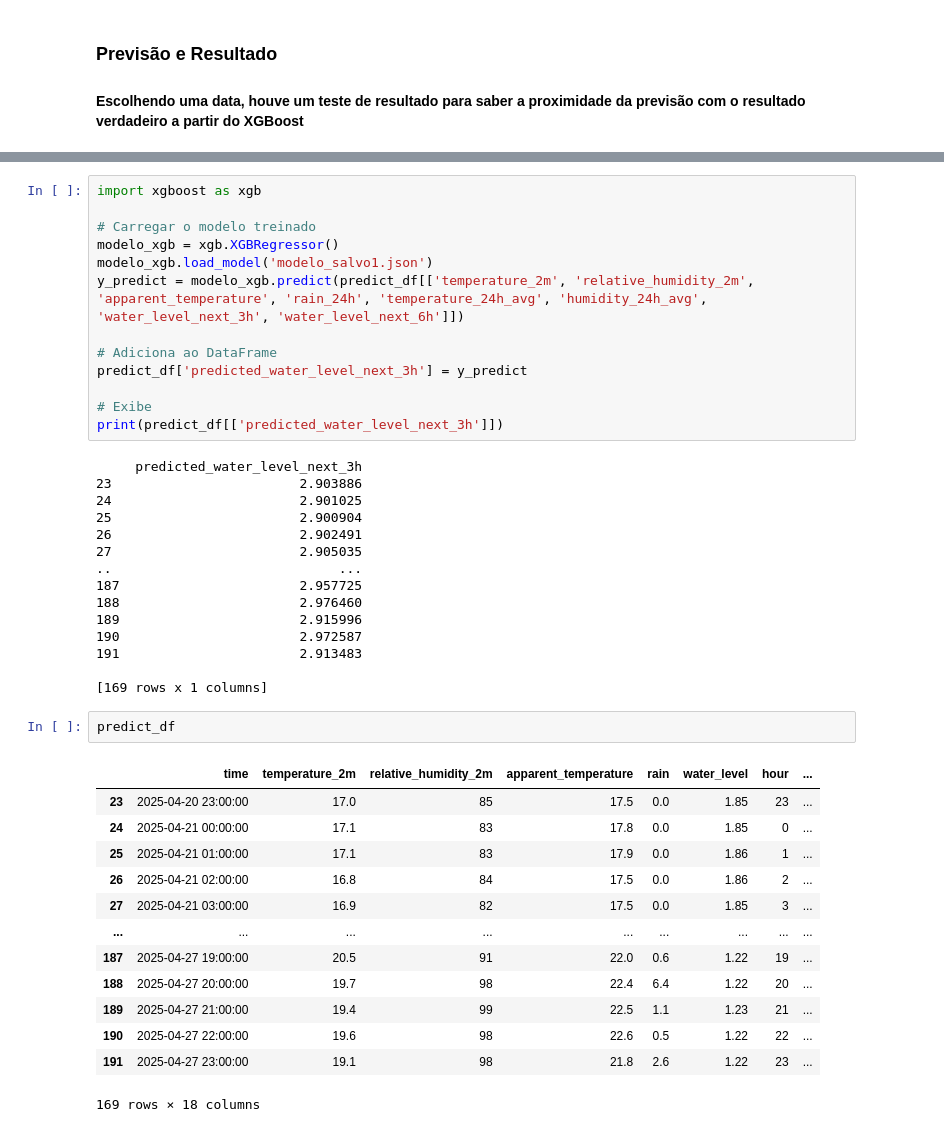
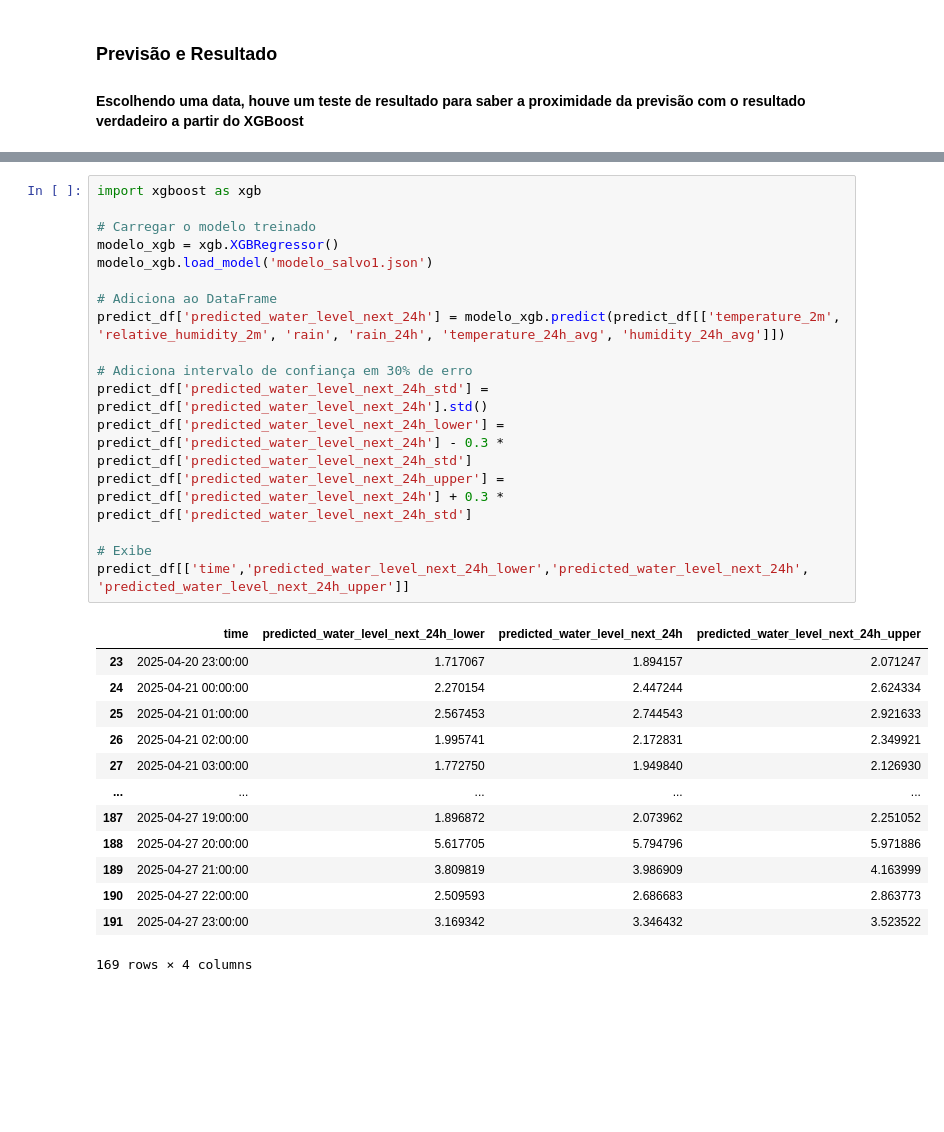
Before and after one commit to Migz2/Enchentes, a Jupyter notebook: notebooks/main.ipynb, the cells around one changed output, grey strips where cells are left out. Drawn from its saved outputs; the diff is of its cells as text; blank space fills up the shorter version.

```diff
--- a/notebooks/main.ipynb
+++ b/notebooks/main.ipynb
@@ -427,47 +440,34 @@ predict_df = generate(
 # %%
 import xgboost as xgb
 
 # Carregar o modelo treinado
 modelo_xgb = xgb.XGBRegressor()
 modelo_xgb.load_model('modelo_salvo1.json')
-y_predict = modelo_xgb.predict(predict_df[['temperature_2m', 'relative_humidity_2m', 'apparent_temperature', 'rain_24h', 'temperature_24h_avg', 'humidity_24h_avg', 'water_level_next_3h', 'water_level_next_6h']])
 
 # Adiciona ao DataFrame
-predict_df['predicted_water_level_next_3h'] = y_predict
+predict_df['predicted_water_level_next_24h'] = modelo_xgb.predict(predict_df[['temperature_2m', 'relative_humidity_2m', 'rain', 'rain_24h', 'temperature_24h_avg', 'humidity_24h_avg']])
+
+# Adiciona intervalo de confiança em 30% de erro
+predict_df['predicted_water_level_next_24h_std'] = predict_df['predicted_water_level_next_24h'].std()
+predict_df['predicted_water_level_next_24h_lower'] = predict_df['predicted_water_level_next_24h'] - 0.3 * predict_df['predicted_water_level_next_24h_std']
+predict_df['predicted_water_level_next_24h_upper'] = predict_df['predicted_water_level_next_24h'] + 0.3 * predict_df['predicted_water_level_next_24h_std']
 
 # Exibe
-print(predict_df[['predicted_water_level_next_3h']])
+predict_df[['time','predicted_water_level_next_24h_lower','predicted_water_level_next_24h', 'predicted_water_level_next_24h_upper']]
 # %% [output]
+|  | time | predicted_water_level_next_24h_lower | predicted_water_level_next_24h | predicted_water_level_next_24h_upper |
+| 23 | 2025-04-20 23:00:00 | 1.717067 | 1.894157 | 2.071247 |
+| 24 | 2025-04-21 00:00:00 | 2.270154 | 2.447244 | 2.624334 |
+| 25 | 2025-04-21 01:00:00 | 2.567453 | 2.744543 | 2.921633 |
+| 26 | 2025-04-21 02:00:00 | 1.995741 | 2.172831 | 2.349921 |
+| 27 | 2025-04-21 03:00:00 | 1.772750 | 1.949840 | 2.126930 |
+| ... | ... | ... | ... | ... |
+| 187 | 2025-04-27 19:00:00 | 1.896872 | 2.073962 | 2.251052 |
+| 188 | 2025-04-27 20:00:00 | 5.617705 | 5.794796 | 5.971886 |
+| 189 | 2025-04-27 21:00:00 | 3.809819 | 3.986909 | 4.163999 |
+| 190 | 2025-04-27 22:00:00 | 2.509593 | 2.686683 | 2.863773 |
+| 191 | 2025-04-27 23:00:00 | 3.169342 | 3.346432 | 3.523522 |
-     predicted_water_level_next_3h
-23                        2.903886
-24                        2.901025
-25                        2.900904
-26                        2.902491
-27                        2.905035
-..                             ...
-187                       2.957725
-188                       2.976460
-189                       2.915996
-190                       2.972587
-191                       2.913483
-
-[169 rows x 1 columns]
+169 rows × 4 columns
-# %%
-predict_df
-# %% [output]
-|  | time | temperature_2m | relative_humidity_2m | apparent_temperature | rain | water_level | hour | ... |
-| 23 | 2025-04-20 23:00:00 | 17.0 | 85 | 17.5 | 0.0 | 1.85 | 23 | ... |
-| 24 | 2025-04-21 00:00:00 | 17.1 | 83 | 17.8 | 0.0 | 1.85 | 0 | ... |
-| 25 | 2025-04-21 01:00:00 | 17.1 | 83 | 17.9 | 0.0 | 1.86 | 1 | ... |
-| 26 | 2025-04-21 02:00:00 | 16.8 | 84 | 17.5 | 0.0 | 1.86 | 2 | ... |
-| 27 | 2025-04-21 03:00:00 | 16.9 | 82 | 17.5 | 0.0 | 1.85 | 3 | ... |
-| ... | ... | ... | ... | ... | ... | ... | ... | ... |
-| 187 | 2025-04-27 19:00:00 | 20.5 | 91 | 22.0 | 0.6 | 1.22 | 19 | ... |
-| 188 | 2025-04-27 20:00:00 | 19.7 | 98 | 22.4 | 6.4 | 1.22 | 20 | ... |
-| 189 | 2025-04-27 21:00:00 | 19.4 | 99 | 22.5 | 1.1 | 1.23 | 21 | ... |
-| 190 | 2025-04-27 22:00:00 | 19.6 | 98 | 22.6 | 0.5 | 1.22 | 22 | ... |
-| 191 | 2025-04-27 23:00:00 | 19.1 | 98 | 21.8 | 2.6 | 1.22 | 23 | ... |
-169 rows × 18 columns
 # %%
 plt.figure(figsize=(15, 6))
 
```
Also changed, not shown: parts of 13 cells of this notebook, 1 other file.
